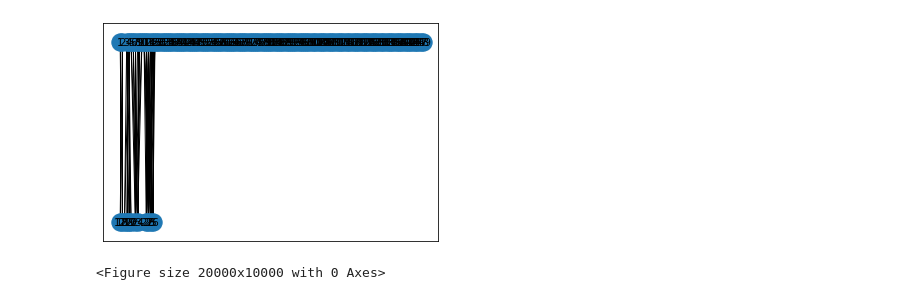
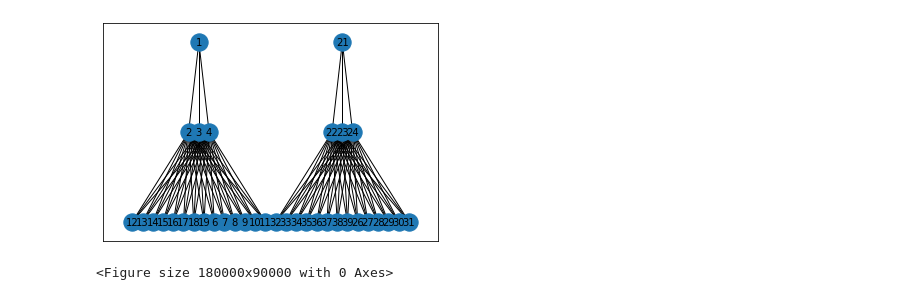
Before and after one commit to crptcusco/SynEstCBN, a Jupyter notebook: experiments/phd_qualification/exp_simple_rdda.ipynb, the cells around one changed output. Saved outputs shown, nothing was run; the diff lists cells and outputs as text; code cells hidden in the pictures.

```diff
--- a/experiments/phd_qualification/exp_simple_rdda.ipynb
+++ b/experiments/phd_qualification/exp_simple_rdda.ipynb
@@ -18,6 +20,6 @@ import pickle  # library to serialization object
 # %%
 # Parameters
-n_rdds = 5
+n_rdds = 3
 n_of_variables_rdda = 2
 n_of_signals_rdda = 2
 n_exit_variables = 2
@@ -181,58 +249,48 @@ array([0. +5.j, 0. +5.j, 1. +6.j, 1. +6.j, 1. +6.j, 1. +6.j, 1. +7.j,
 # %%
-# Tree pruning in the Assembly of attractor fields
-# imports
-import matplotlib.pyplot as plt
-import networkx as nx
-import pydot
-from networkx.drawing.nx_pydot import graphviz_layout
-import numpy as np
+# Generate the graph with the paths
+T = nx.Graph()
+# T = nx.generators.balanced_tree(2, 5)
+# T.add_nodes_from(d_pairs.keys())
+# T.add_edges_from(l_edges_dict)
 
-# Generate the graph with the paths
-#T = nx.generators.balanced_tree(2, 5)
+L1 = [1]
+L2 = [x for x in range(2,5)]
+L3 = [x for x in range(6,20)]
 
-T = nx.Graph()
-T.add_nodes_from(d_pairs.keys())
-T.add_edges_from(l_edges_dict)
-#
-# L1 = [1]
-# L2 = [x for x in range(2,5)]
-# L3 = [x for x in range(6,20)]
-#
-# L4 = [21]
-# L5 = [x for x in range(22,25)]
-# L6 = [x for x in range(26,30)]
-#
-#
-# T.add_node(1)
-# T.add_nodes_from(L1)
-# T.add_nodes_from(L2)
-# T.add_nodes_from(L3)
-# for i in range(2,5):
-#     T.add_edge(1,i)
-#     for j in range (6,20):
-#         T.add_edge(i,j)
-#
-# T.add_node(21)
-# T.add_nodes_from(L4)
-# T.add_nodes_from(L5)
-# T.add_nodes_from(L6)
-# for i in range(22,25):
-#     T.add_edge(21,i)
-#     for j in range (26,40):
-#         T.add_edge(i,j)
+L4 = [21]
+L5 = [x for x in range(22,25)]
+L6 = [x for x in range(26,30)]
+
+T.add_node(1)
+T.add_nodes_from(L1)
+T.add_nodes_from(L2)
+T.add_nodes_from(L3)
+for i in range(2,5):
+    T.add_edge(1,i)
+    for j in range (6,20):
+        T.add_edge(i,j)
+
+T.add_node(21)
+T.add_nodes_from(L4)
+T.add_nodes_from(L5)
+T.add_nodes_from(L6)
+for i in range(22,25):
+    T.add_edge(21,i)
+    for j in range (26,40):
+        T.add_edge(i,j)
 
 # Generate the Layout with dot
 pos = graphviz_layout(T, prog="dot")
 # Fix the position problem, string to int
 aux_pos ={}
 for key in pos.keys():
     aux_pos[int(key)] = pos[key]
 pos = aux_pos
 # Generate the graph with the data an information
 nx.draw_networkx(T, pos, font_size=10)
 # Show the graph with parameters
-plt.figure(figsize=(200,100), dpi=100)
+plt.figure(figsize=(600,300), dpi=300)
 plt.show()
 # %% [output]
-[figure, old version]
+[figure, new version]
-<Figure size 20000x10000 with 0 Axes>
+<Figure size 180000x90000 with 0 Axes>
```
Also changed, not shown: parts of 11 cells of this notebook.
